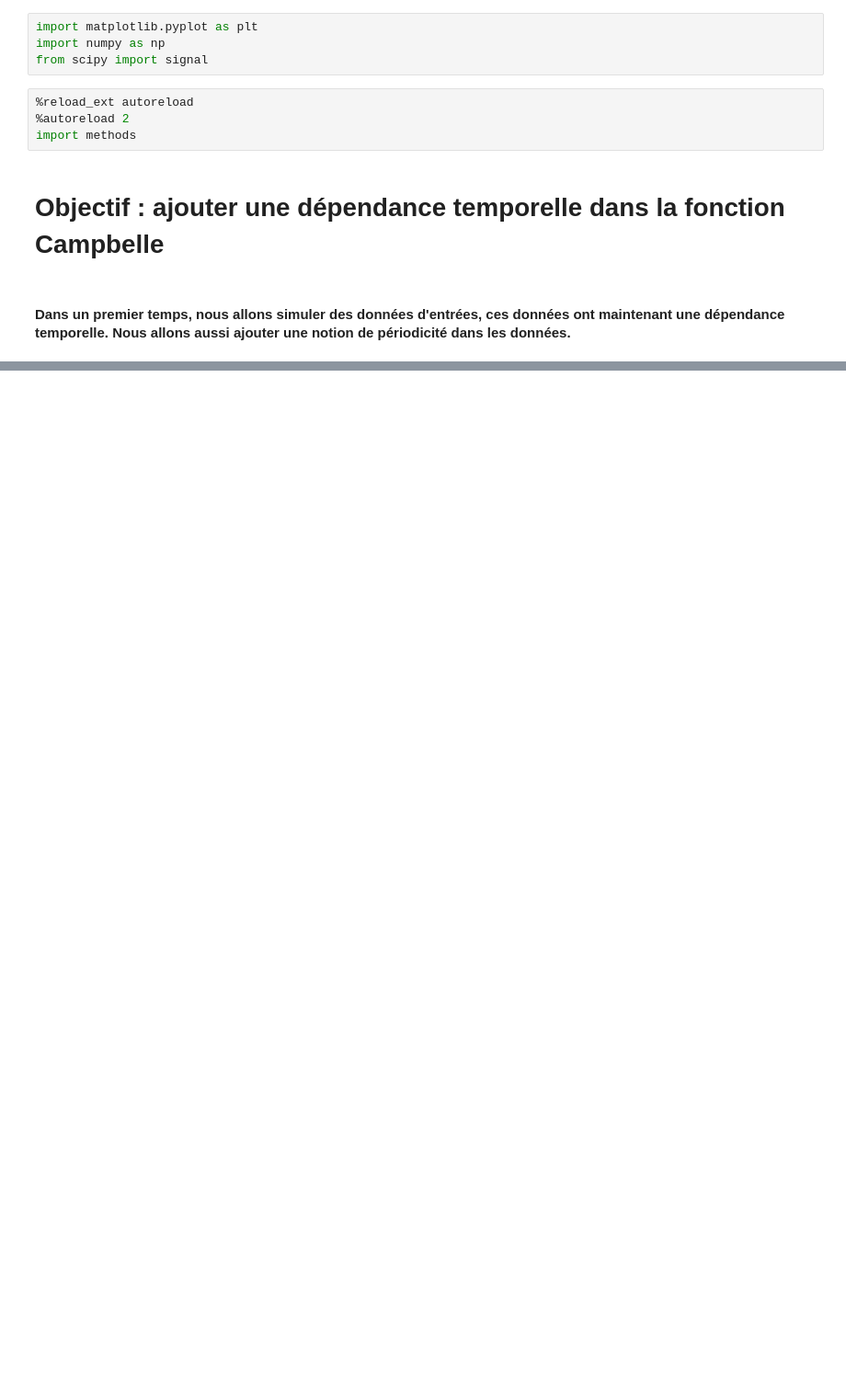
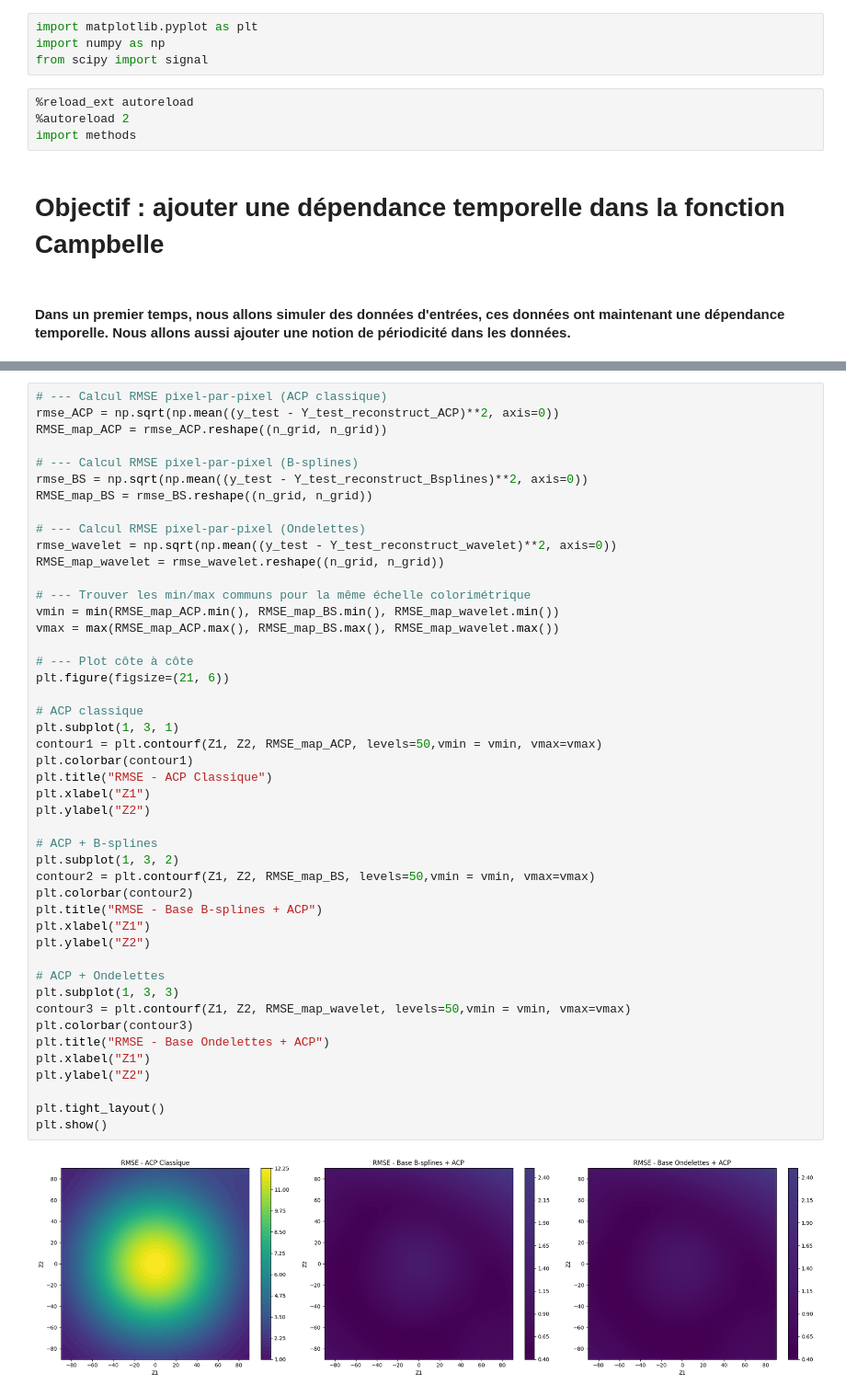
Before and after one commit to Viictordvd/Vigilance-Vagues-Submersion, a Jupyter notebook: Time_Campbell.ipynb, the cells around one changed output, grey strips where cells are left out. Shown at 92% size. Cells and saved outputs as stored; diff of their text form; blank space fills up the shorter version.

```diff
--- a/Time_Campbell.ipynb
+++ b/Time_Campbell.ipynb
@@ -58,0 +221,48 @@ ValueError: operands could not be broadcast together with shapes (64,64) (168,)
+# %%
+# --- Calcul RMSE pixel-par-pixel (ACP classique)
+rmse_ACP = np.sqrt(np.mean((y_test - Y_test_reconstruct_ACP)**2, axis=0))
+RMSE_map_ACP = rmse_ACP.reshape((n_grid, n_grid))
+
+# --- Calcul RMSE pixel-par-pixel (B-splines)
+rmse_BS = np.sqrt(np.mean((y_test - Y_test_reconstruct_Bsplines)**2, axis=0))
+RMSE_map_BS = rmse_BS.reshape((n_grid, n_grid))
+
+# --- Calcul RMSE pixel-par-pixel (Ondelettes)
+rmse_wavelet = np.sqrt(np.mean((y_test - Y_test_reconstruct_wavelet)**2, axis=0))
+RMSE_map_wavelet = rmse_wavelet.reshape((n_grid, n_grid))
+
+# --- Trouver les min/max communs pour la même échelle colorimétrique
+vmin = min(RMSE_map_ACP.min(), RMSE_map_BS.min(), RMSE_map_wavelet.min())
+vmax = max(RMSE_map_ACP.max(), RMSE_map_BS.max(), RMSE_map_wavelet.max())
+
+# --- Plot côte à côte
+plt.figure(figsize=(21, 6))
+
+# ACP classique
+plt.subplot(1, 3, 1)
+contour1 = plt.contourf(Z1, Z2, RMSE_map_ACP, levels=50,vmin = vmin, vmax=vmax)
+plt.colorbar(contour1)
+plt.title("RMSE - ACP Classique")
+plt.xlabel("Z1")
+plt.ylabel("Z2")
+
+# ACP + B-splines
+plt.subplot(1, 3, 2)
+contour2 = plt.contourf(Z1, Z2, RMSE_map_BS, levels=50,vmin = vmin, vmax=vmax)
+plt.colorbar(contour2)
+plt.title("RMSE - Base B-splines + ACP")
+plt.xlabel("Z1")
+plt.ylabel("Z2")
+
+# ACP + Ondelettes
+plt.subplot(1, 3, 3)
+contour3 = plt.contourf(Z1, Z2, RMSE_map_wavelet, levels=50,vmin = vmin, vmax=vmax)
+plt.colorbar(contour3)
+plt.title("RMSE - Base Ondelettes + ACP")
+plt.xlabel("Z1")
+plt.ylabel("Z2")
+
+plt.tight_layout()
+plt.show()
+# %% [output]
+[figure, added]
```
Also changed, not shown: parts of 15 cells of this notebook.
